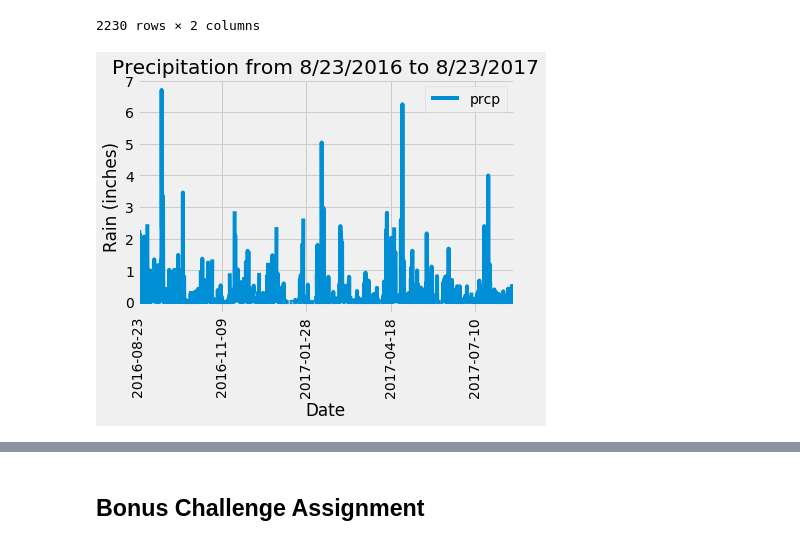
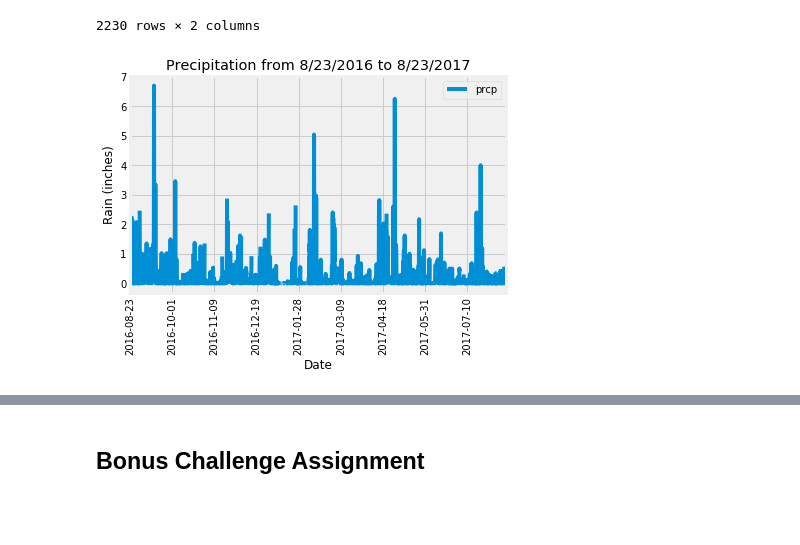
Before and after one commit to mjenkins15/Jenkinssqlalchemy_Challenge, a Jupyter notebook: Instructions/climate_starter.ipynb, the cells around one changed output, grey strips where cells are left out. Drawn from its saved outputs; the diff is of its cells as text; code cells hidden in the pictures; blank space fills up the shorter version.

```diff
--- a/Instructions/climate_starter.ipynb
+++ b/Instructions/climate_starter.ipynb
@@ -176,13 +153,12 @@ df
 # %%
 # Use Pandas Plotting with Matplotlib to plot the data
 df.plot('date', 'prcp')
 plt.xlabel("Date")
 plt.xticks(rotation=90)
 plt.ylabel("Rain (inches)")
 plt.title("Precipitation from 8/23/2016 to 8/23/2017")
-fig.tight_layout()
 plt.show()
 # %% [output]
-[figure, old version]
+[figure, new version]
 # %%
 # Use Pandas to calcualte the summary statistics for the precipitation data
```
Also changed, not shown: parts of 8 cells of this notebook, 1 other file.
